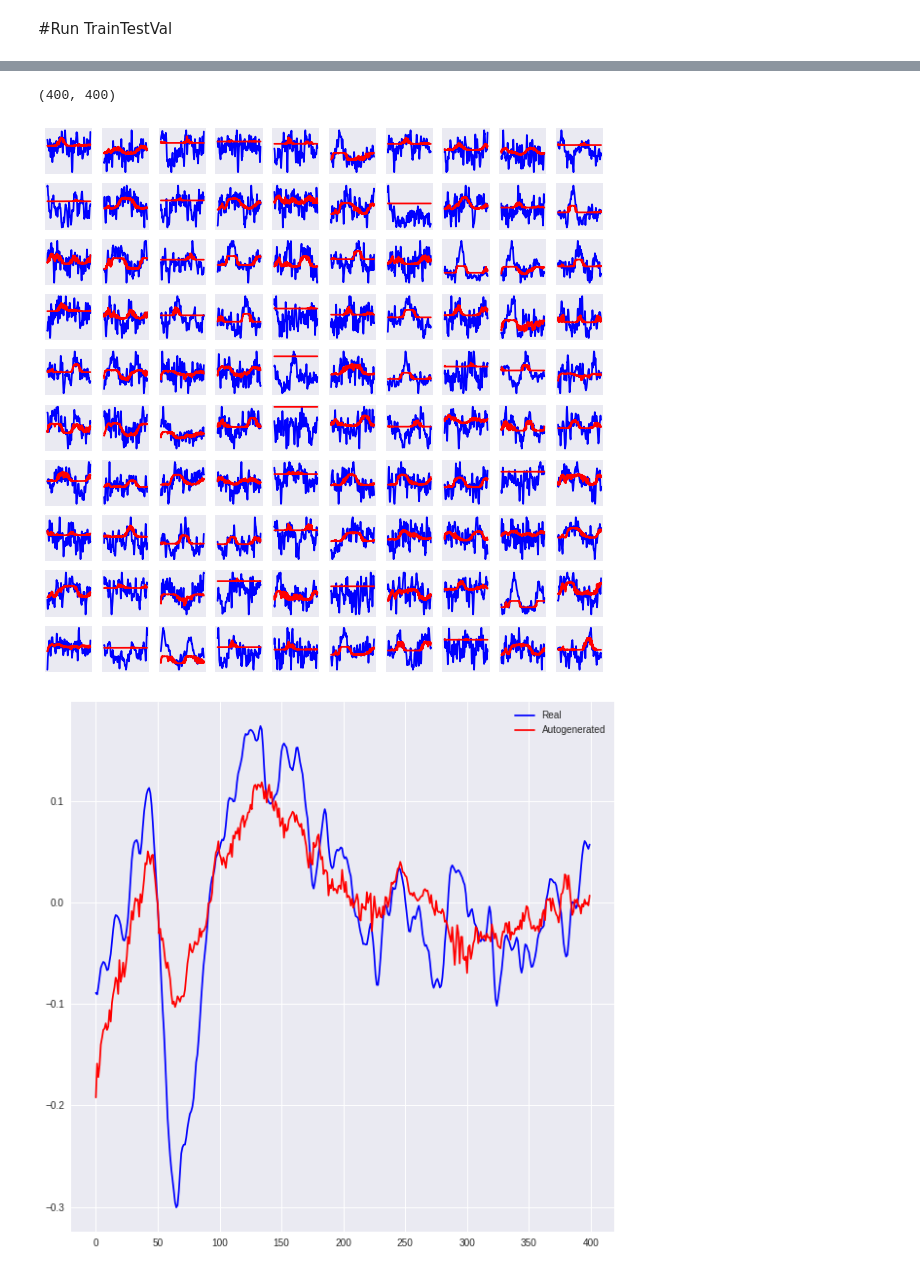
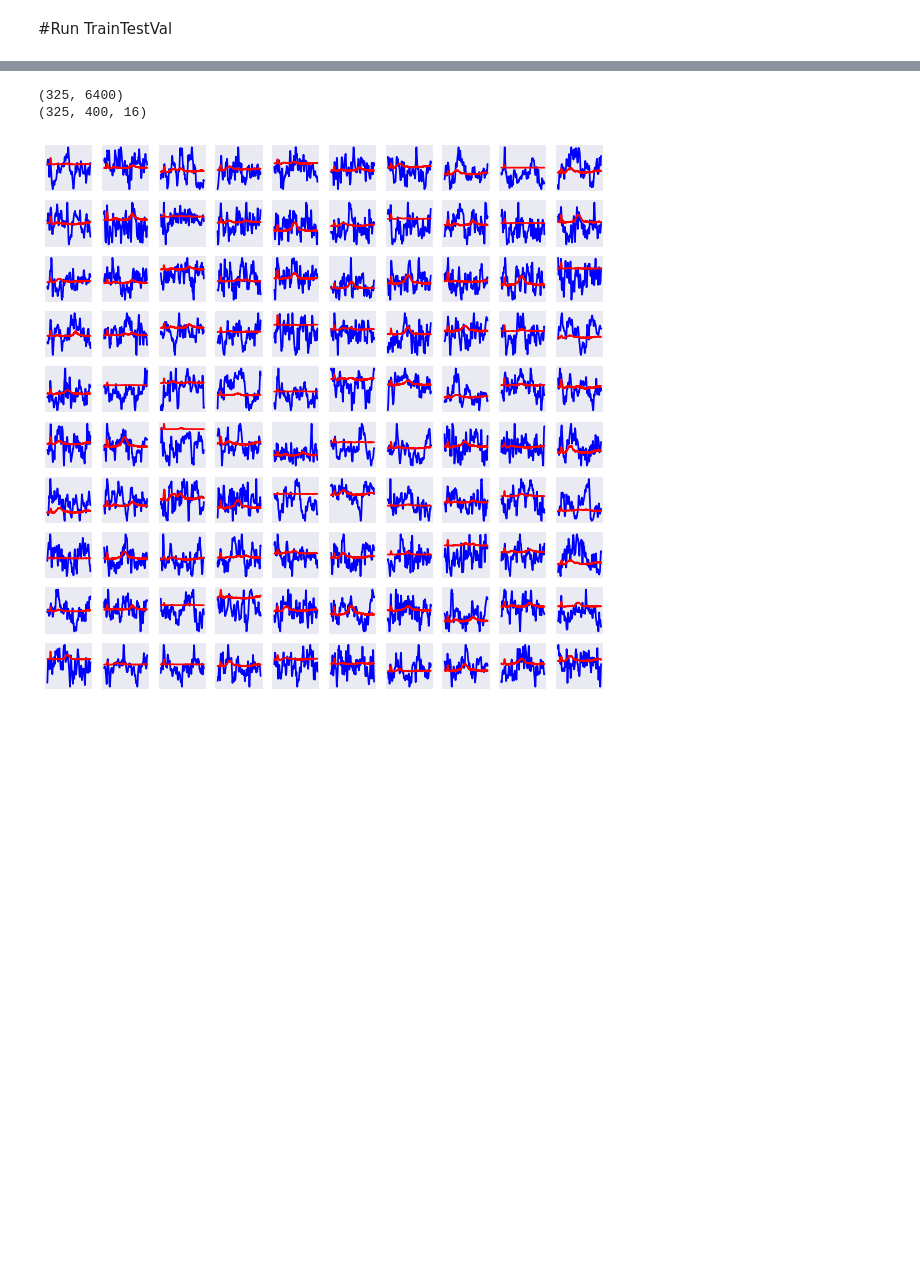
Before and after one commit to kylemath/DeepEEG, a Jupyter notebook: notebooks/DeepEEG.ipynb, the cells around one changed output, grey strips where cells are left out. Cells and saved outputs as stored; diff of their text form; code cells hidden in the pictures; blank space fills up the shorter version.

```diff
--- a/notebooks/DeepEEG.ipynb
+++ b/notebooks/DeepEEG.ipynb
@@ -495,7 +522,7 @@ exp = 'bikepark'
 conditions = ['quiet','traffic']
 path = 'gdrive/My Drive/data/'
 subs = ['005', '007', '009', '010', '012', '013', '014', '015', '016', '019']
-subs = ['016']
+subs = ['015']
 
 #
 #subs = ['002','003','004','005','007','009','010','011', '012',
@@ -535,7 +562,7 @@ event_id = {event_names[0]: event_nums[0], event_names[1]: event_nums[1]} #creat
 
 epochs = preprocess(raw, event_id, event_names, plot_psd=False, filter_data=True,
                eeg_filter_highpass=1, plot_events=False, epoch_time=(-.1,.8),
-               baseline=(-.1,0), rej_thresh_uV=500,
+               baseline=(-.1,0), rej_thresh_uV=200,
                epoch_decim=1, plot_electrodes=True,
                plot_erp=True)
 # %% [output]
@@ -552,11 +579,12 @@ Event IDs: [  1   2   3   4   5   6   7   9  11  15 255]
 x_train, x_test, x_val, y_train, y_test, y_val, input_shape, num_classes, class_weights, new_times = FeatureEngineer( epochs,
                     frequency_domain=0,
                     normalization=True,
+                    electrode_median=False,
                     wavelet_decim=1,flims=(2,30),
                     f_bins=20,wave_cycles=3,
                     spect_baseline=[-1,-.5],
                     electrodes_out= [13,14,15],
                     #electrodes_out= pick_types(epochs.info, meg=False, eeg=True, eog=False),
-                    random_seed=1017,model_type = 'AUTO')
+                    random_seed=1017,model_type = 'AUTODeep')
 # %% [output]
 Constructing Time Domain Features
@@ -576,5 +605,5 @@ Class Weights: [0.61816305 2.61572052]
 # Run CreateModel
 # %%
 model, encoder, decoder = CreateModel(input_shape,num_classes,
-                    model_type='AUTO', batch_size = 32)
+                    model_type='AUTODeep', batch_size = 32)
 # %% [output]
@@ -622,27 +622,27 @@ _________________________________________________________________
 # %%
 encoded_data = encoder.predict(x_test)
 decoded_data = decoder.predict(encoded_data)
-print(decoded_data.shape)
+print(x_test.shape)
+nchans = len(pick_types(epochs.info, meg=False, eeg=True, eog=False))
+ntimes = x_test.shape[1]/nchans
+x_test = np.reshape(x_test,(x_test.shape[0],ntimes,nchans))
+decoded_data = np.reshape(decoded_data,(decoded_data.shape[0],ntimes,nchans))
+print(x_test.shape)
+
 
 n = 10
+chan = epochs.ch_names.index('Pz')
 plt.figure(figsize=(10,10))
 for i in range(n):
   for j in range(n):
     item_idx = (j*n)+i+1
     ax = plt.subplot(n,n,item_idx)
-    plt.plot(x_test[item_idx],'b')
-    plt.plot(decoded_data[item_idx],'r')
+    plt.plot(x_test[item_idx,:,chan],'b')
+    plt.plot(decoded_data[item_idx,:,chan],'r')
     ax.get_xaxis().set_visible(False)
     ax.get_yaxis().set_visible(False)
 plt.show()
-
-fig = plt.figure(figsize=(10,10))
-ax = plt.subplot(111)
-ax.plot(np.mean(x_test-np.mean(x_test), axis=0),'b',label='Real')
-ax.plot(np.mean(decoded_data-np.mean(decoded_data), axis=0),'r',label='Autogenerated')
-ax.legend()
-plt.show()
 # %% [output]
-(400, 400)
+(325, 6400)
+(325, 400, 16)
-[figure, old version]
+[figure, new version]
-[figure, removed]
```
Also changed, not shown: parts of 10 cells of this notebook.
